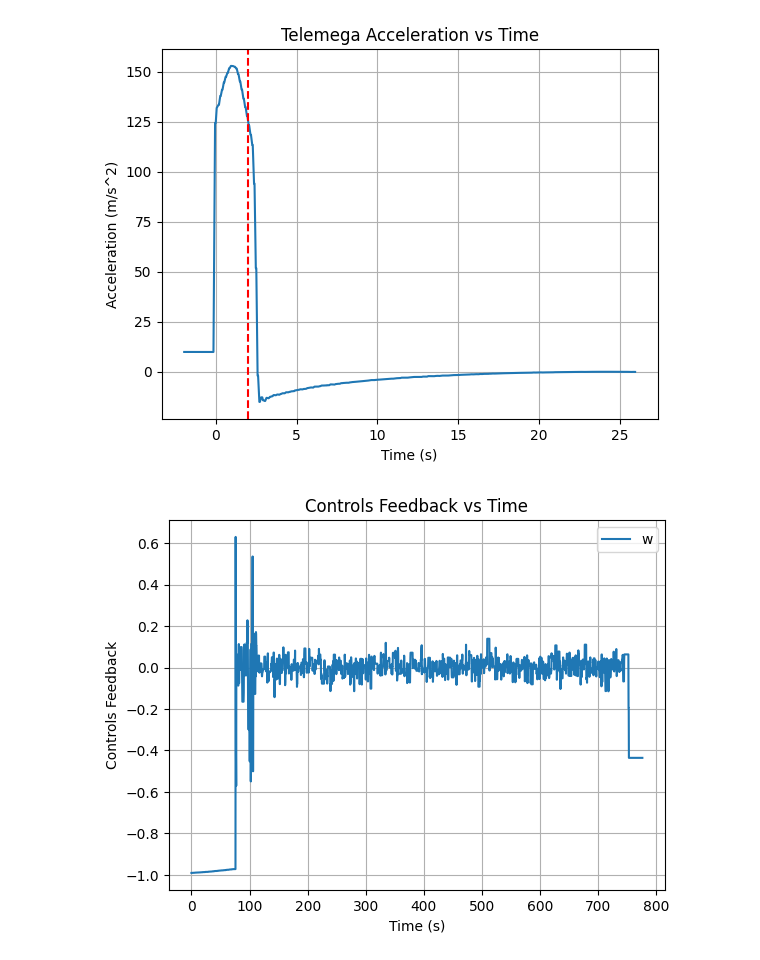
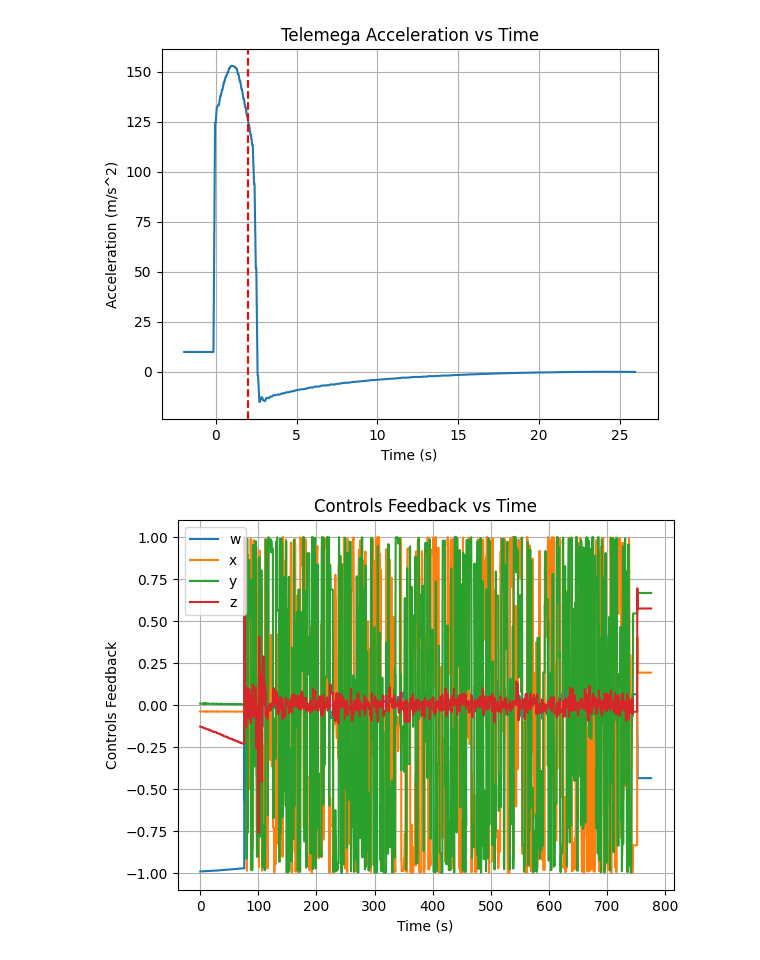
Before and after one commit to dssong2/HAL-1-Data-Analysis, a Jupyter notebook: analysis/dan_analysis.ipynb, the cells around one changed output. Saved outputs shown, nothing was run; the diff lists cells and outputs as text; code cells hidden in the pictures.

```diff
--- a/analysis/dan_analysis.ipynb
+++ b/analysis/dan_analysis.ipynb
@@ -190,24 +593,24 @@ plt.show()
 # %% [output]
 [figure]
 # %%
-ctrls_feedback = pd.read_csv(root + 'data/19-06-2026-00-44-18-0xC1-0-Controls Feedback.csv')
-ctrls_feedback_t = ctrls_feedback['relseconds'].to_numpy()
+ctrls_feedback_data = pd.read_csv(root + 'data/19-06-2026-00-44-18-0xC1-0-Controls Feedback.csv')
+ctrls_feedback_t = ctrls_feedback_data['relseconds'].to_numpy()
 ctrls_feedback_t = ctrls_feedback_t - ctrls_feedback_t[0]
-ctrls_feedback_w = ctrls_feedback['w'].to_numpy()
-ctrls_feedback_x = ctrls_feedback['x'].to_numpy()
-ctrls_feedback_y = ctrls_feedback['y'].to_numpy()
-ctrls_feedback_z = ctrls_feedback['z'].to_numpy()
+ctrls_feedback_w = ctrls_feedback_data['w'].to_numpy()
+ctrls_feedback_x = ctrls_feedback_data['x'].to_numpy()
+ctrls_feedback_y = ctrls_feedback_data['y'].to_numpy()
+ctrls_feedback_z = ctrls_feedback_data['z'].to_numpy()
 
 plt.figure()
 plt.plot(ctrls_feedback_t, ctrls_feedback_w, label='w')
-# plt.plot(ctrls_feedback_t, ctrls_feedback_x, label='x')
-# plt.plot(ctrls_feedback_t, ctrls_feedback_y, label='y')
-# plt.plot(ctrls_feedback_t, ctrls_feedback_z, label='z')
+plt.plot(ctrls_feedback_t, ctrls_feedback_x, label='x')
+plt.plot(ctrls_feedback_t, ctrls_feedback_y, label='y')
+plt.plot(ctrls_feedback_t, ctrls_feedback_z, label='z')
 plt.xlabel('Time (s)')
 plt.ylabel('Controls Feedback')
 plt.title('Controls Feedback vs Time')
 plt.legend()
 plt.grid(True)
 plt.show()
 # %% [output]
-[figure, old version]
+[figure, new version]
```
Also changed, not shown: parts of 25 cells of this notebook, 8 other files.
